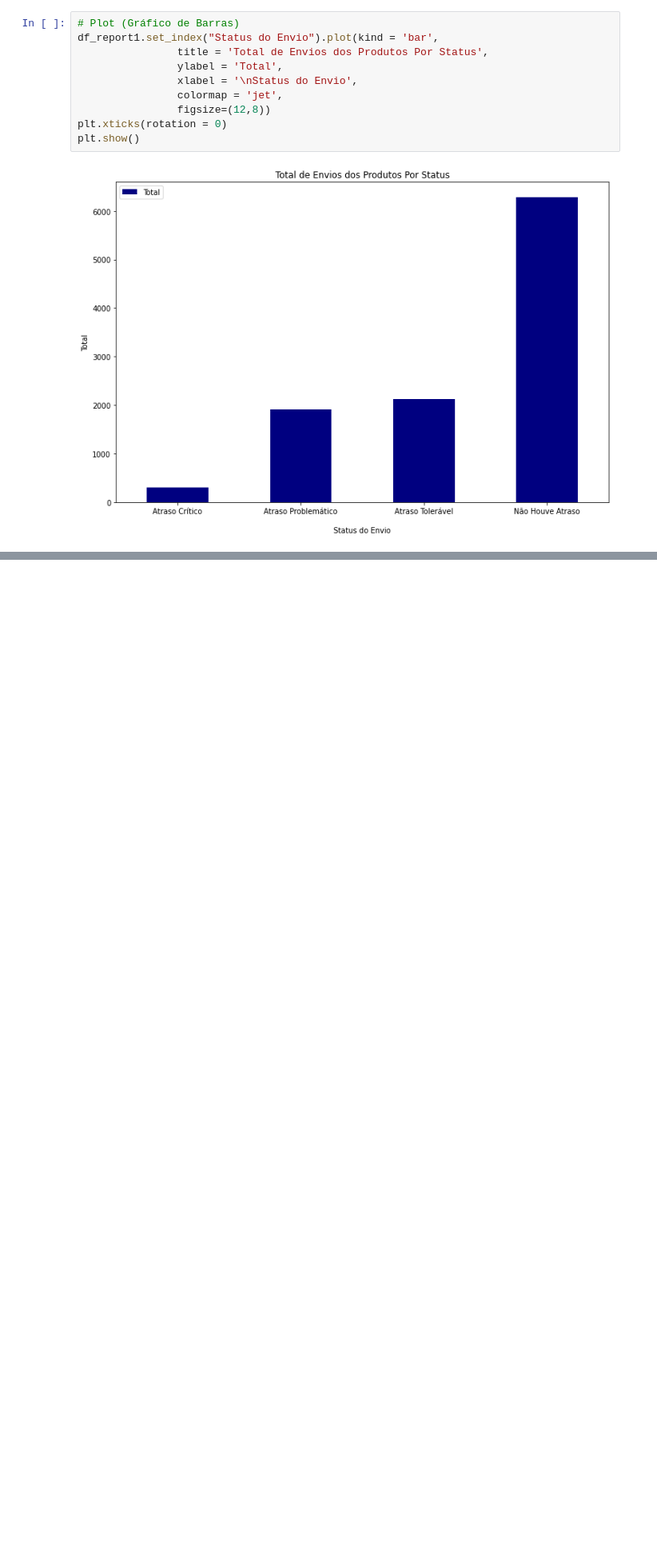
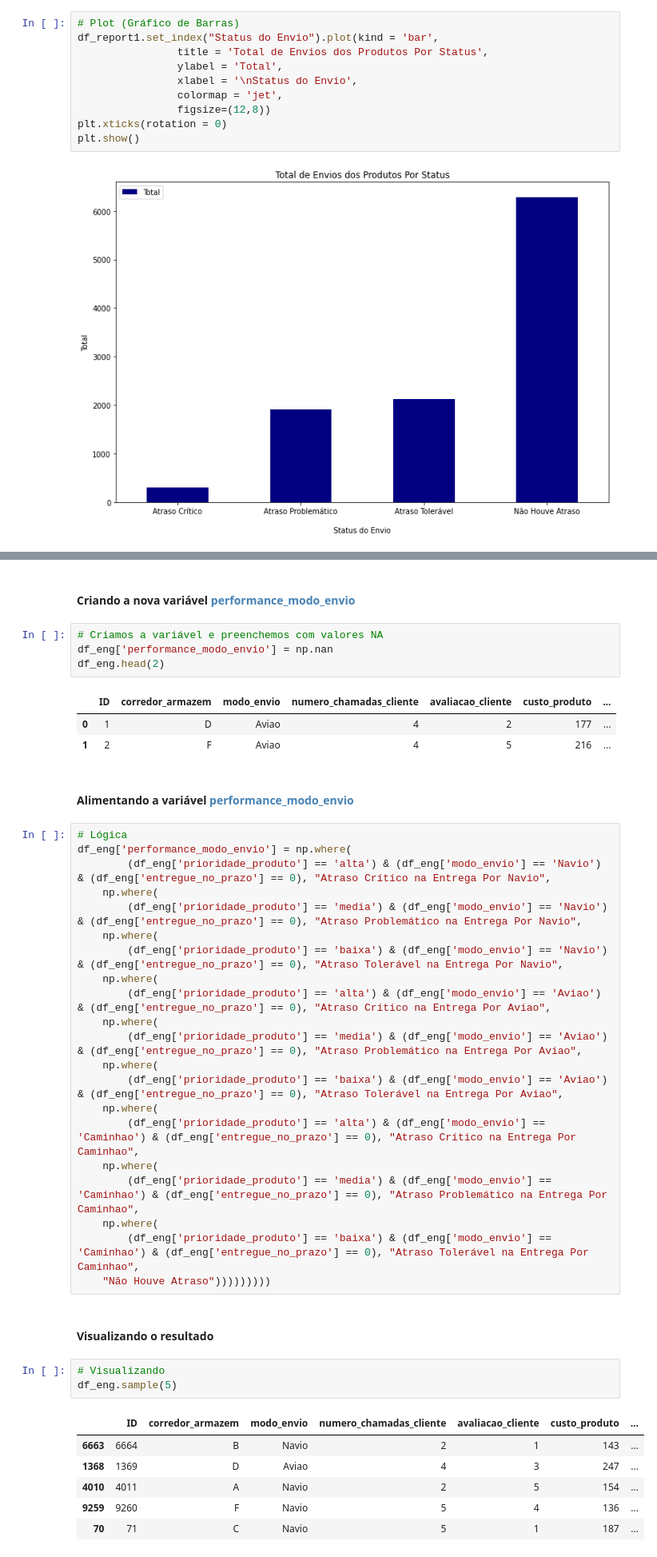
Before and after one commit to EduardoBran/Python_-_Eng_de_Atributos_-_E-Commerce_Data, a Jupyter notebook: EstudoDeCaso_-_Eng_de_Atributos_Para_E-Commerce_Analytics.ipynb, the cells around one changed output, grey strips where cells are left out. Shown at 80% size. Saved outputs shown, nothing was run; the diff lists cells and outputs as text; blank space fills up the shorter version.

```diff
--- a/EstudoDeCaso_-_Eng_de_Atributos_Para_E-Commerce_Analytics.ipynb
+++ b/EstudoDeCaso_-_Eng_de_Atributos_Para_E-Commerce_Analytics.ipynb
@@ -719,0 +735,45 @@ df_eng
+# %% [markdown]
+#### Criando a nova variável <font color="SteelBlue">performance_modo_envio</font>
+# %%
+# Criamos a variável e preenchemos com valores NA
+df_eng['performance_modo_envio'] = np.nan
+df_eng.head(2)
+# %% [output]
+|  | ID | corredor_armazem | modo_envio | numero_chamadas_cliente | avaliacao_cliente | custo_produto | ... |
+| 0 | 1 | D | Aviao | 4 | 2 | 177 | ... |
+| 1 | 2 | F | Aviao | 4 | 5 | 216 | ... |
+# %% [markdown]
+#### Alimentando a variável <font color="SteelBlue">performance_modo_envio</font>
+# %%
+# Lógica
+df_eng['performance_modo_envio'] = np.where(
+        (df_eng['prioridade_produto'] == 'alta') & (df_eng['modo_envio'] == 'Navio') & (df_eng['entregue_no_prazo'] == 0), "Atraso Crítico na Entrega Por Navio",
+    np.where(
+        (df_eng['prioridade_produto'] == 'media') & (df_eng['modo_envio'] == 'Navio') & (df_eng['entregue_no_prazo'] == 0), "Atraso Problemático na Entrega Por Navio",
+    np.where(
+        (df_eng['prioridade_produto'] == 'baixa') & (df_eng['modo_envio'] == 'Navio') & (df_eng['entregue_no_prazo'] == 0), "Atraso Tolerável na Entrega Por Navio",
+    np.where(
+        (df_eng['prioridade_produto'] == 'alta') & (df_eng['modo_envio'] == 'Aviao') & (df_eng['entregue_no_prazo'] == 0), "Atraso Crítico na Entrega Por Aviao",
+    np.where(
+        (df_eng['prioridade_produto'] == 'media') & (df_eng['modo_envio'] == 'Aviao') & (df_eng['entregue_no_prazo'] == 0), "Atraso Problemático na Entrega Por Aviao",
+    np.where(
+        (df_eng['prioridade_produto'] == 'baixa') & (df_eng['modo_envio'] == 'Aviao') & (df_eng['entregue_no_prazo'] == 0), "Atraso Tolerável na Entrega Por Aviao",
+    np.where(
+        (df_eng['prioridade_produto'] == 'alta') & (df_eng['modo_envio'] == 'Caminhao') & (df_eng['entregue_no_prazo'] == 0), "Atraso Crítico na Entrega Por Caminhao",
+    np.where(
+        (df_eng['prioridade_produto'] == 'media') & (df_eng['modo_envio'] == 'Caminhao') & (df_eng['entregue_no_prazo'] == 0), "Atraso Problemático na Entrega Por Caminhao",
+    np.where(
+        (df_eng['prioridade_produto'] == 'baixa') & (df_eng['modo_envio'] == 'Caminhao') & (df_eng['entregue_no_prazo'] == 0), "Atraso Tolerável na Entrega Por Caminhao",
+    "Não Houve Atraso")))))))))
+# %% [markdown]
+#### Visualizando o resultado
+# %%
+# Visualizando
+df_eng.sample(5)
+# %% [output]
+|  | ID | corredor_armazem | modo_envio | numero_chamadas_cliente | avaliacao_cliente | custo_produto | ... |
+| 6663 | 6664 | B | Navio | 2 | 1 | 143 | ... |
+| 1368 | 1369 | D | Aviao | 4 | 3 | 247 | ... |
+| 4010 | 4011 | A | Navio | 2 | 5 | 154 | ... |
+| 9259 | 9260 | F | Navio | 5 | 4 | 136 | ... |
+| 70 | 71 | C | Navio | 5 | 1 | 187 | ... |
```
Also changed, not shown: parts of 11 cells of this notebook, 1 other file.
